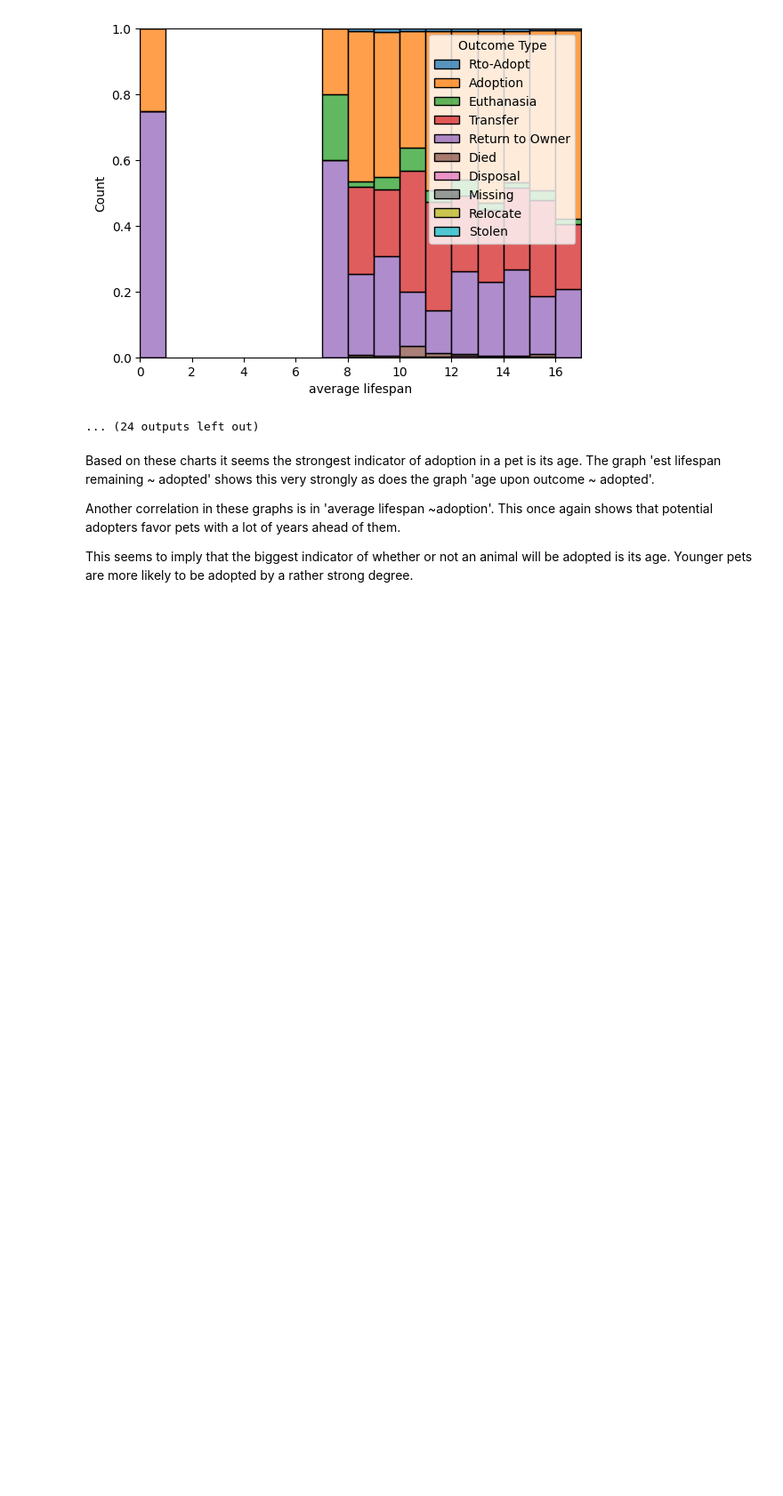
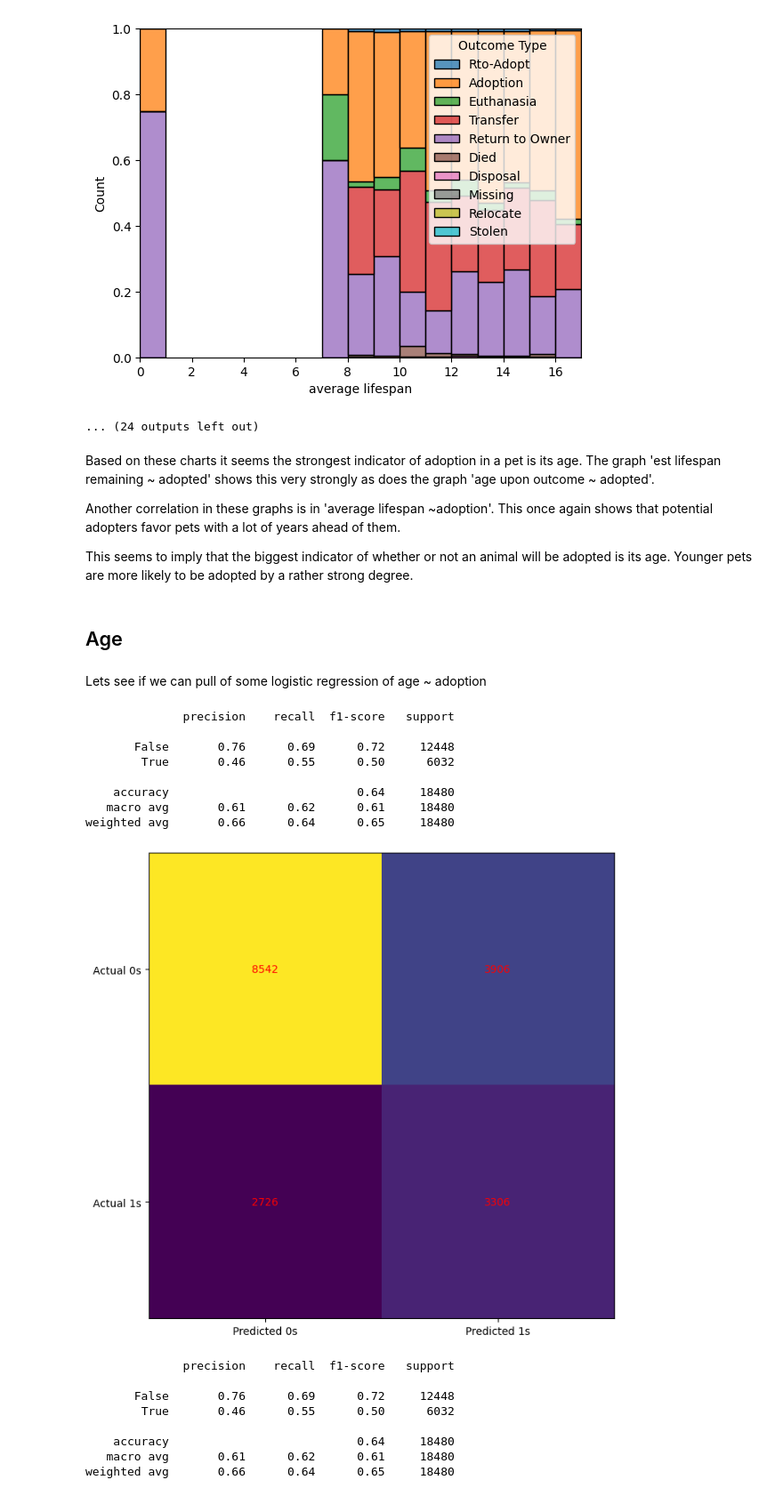
Before and after one commit to i12345/AustinAnimalCenterAnalysis, a Jupyter notebook: corr.ipynb, the cells around one changed output. Shown at 89% size. Cells and saved outputs as stored; diff of their text form; code cells hidden in the pictures; blank space fills up the shorter version.

Commit message:
successful logistic regression on age ~ adoption

```diff
--- a/corr.ipynb
+++ b/corr.ipynb
@@ -434,3 +435,58 @@ Based on these charts it seems the strongest indicator of adoption in a pet is i
 Another correlation in these graphs is in 'average lifespan ~adoption'. This once again shows that potential adopters favor pets with a lot of years ahead of them.
 
 This seems to imply that the biggest indicator of whether or not an animal will be adopted is its age. Younger pets are more likely to be adopted by a rather strong degree.
+# %% [markdown]
+## Age
+# %% [markdown]
+Lets see if we can pull of some logistic regression of age ~ adoption
+# %%
+df_al = df_out.dropna(how='all',axis=0)
+df_al['Age upon Outcome (years)'] = df_al['Age upon Outcome (years)'].fillna(0)
+df_al['Adopted'] = df_al['Adopted'].fillna(False)
+
+
+y_data = df_al['Adopted'].astype(dtype=int)
+x_data = df_al['Age upon Outcome (years)'].astype(dtype=float)
+
+
+x_data = x_data.values.reshape(-1,1)
+
+x_training_data, x_test_data, y_training_data, y_test_data = train_test_split(x_data, y_data, test_size = 0.3)
+model = LogisticRegression()
+model.fit(x_training_data, y_training_data)
+predictions = model.predict(x_test_data)
+print(classification_report(y, model.predict(x)))
+#visualization of confusion matrix
+###################################
+cm = confusion_matrix(y, model.predict(x))
+
+fig, ax = plt.subplots(figsize=(8, 8))
+ax.imshow(cm)
+ax.grid(False)
+ax.xaxis.set(ticks=(0, 1), ticklabels=('Predicted 0s', 'Predicted 1s'))
+ax.yaxis.set(ticks=(0, 1), ticklabels=('Actual 0s', 'Actual 1s'))
+ax.set_ylim(1.5, -0.5)
+for i in range(2):
+    for j in range(2):
+        ax.text(j, i, cm[i, j], ha='center', va='center', color='red')
+plt.show()
+print(classification_report(y, model.predict(x)))
+#################
+# %% [output]
+              precision    recall  f1-score   support
+
+       False       0.76      0.69      0.72     12448
+        True       0.46      0.55      0.50      6032
+
+    accuracy                           0.64     18480
+   macro avg       0.61      0.62      0.61     18480
+weighted avg       0.66      0.64      0.65     18480
+[figure, added]
+              precision    recall  f1-score   support
+
+       False       0.76      0.69      0.72     12448
+        True       0.46      0.55      0.50      6032
+
+    accuracy                           0.64     18480
+   macro avg       0.61      0.62      0.61     18480
+weighted avg       0.66      0.64      0.65     18480
```
Also changed, not shown: parts of 1 cell of this notebook.
